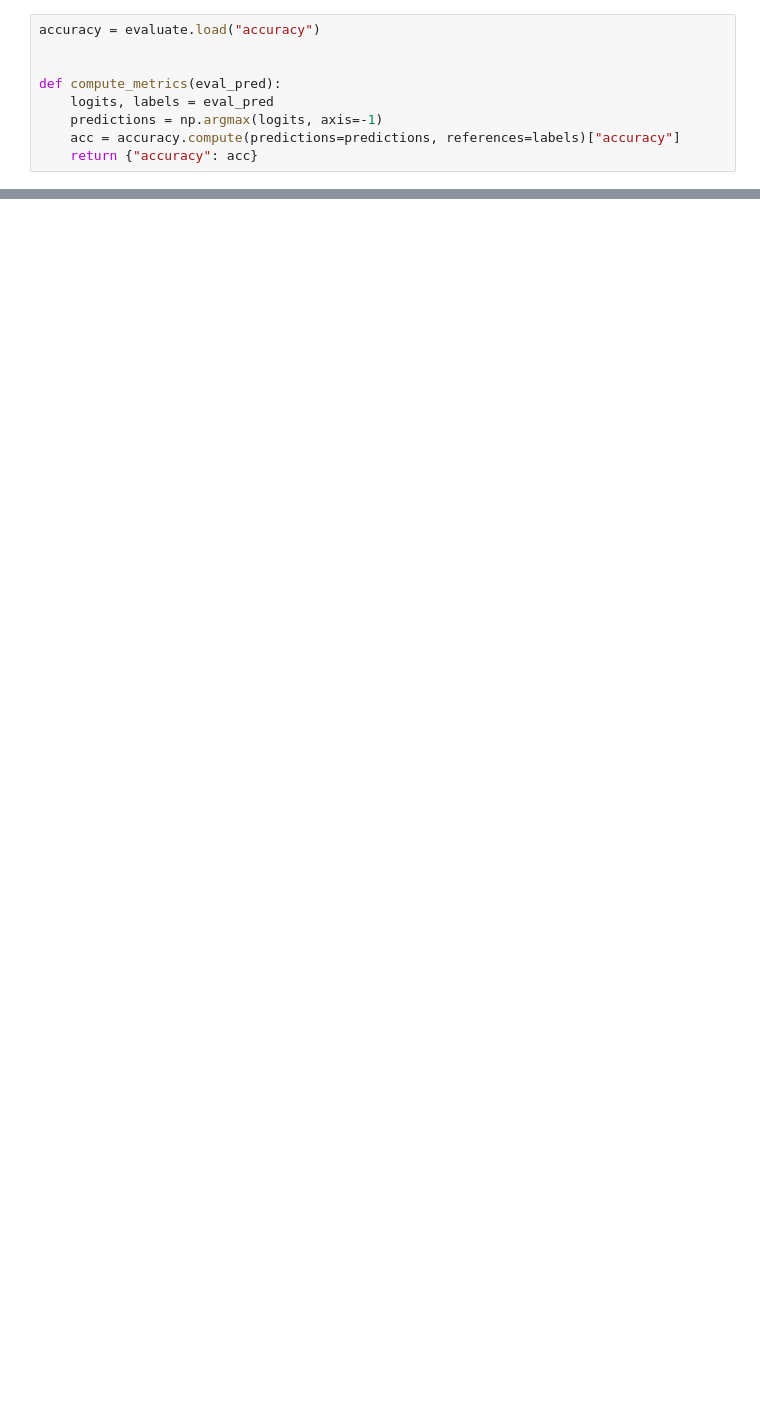
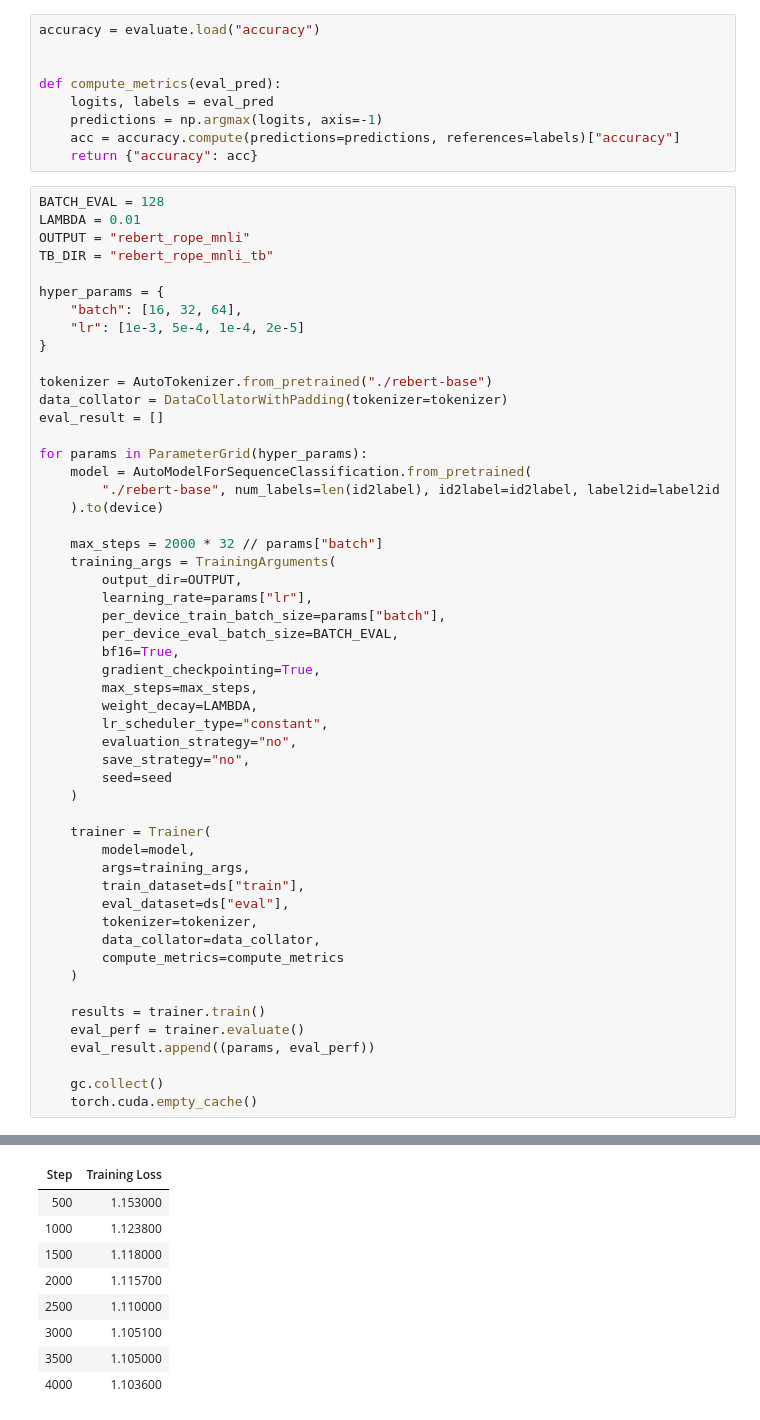
Before and after one commit to shilongdai/ROT5, a Jupyter notebook: finetune_mnli.ipynb, the cells around one changed output, grey strips where cells are left out. Drawn from its saved outputs; the diff is of its cells as text; blank space fills up the shorter version.

```diff
--- a/finetune_mnli.ipynb
+++ b/finetune_mnli.ipynb
@@ -80,3 +58,56 @@ def compute_metrics(eval_pred):
     predictions = np.argmax(logits, axis=-1)
     acc = accuracy.compute(predictions=predictions, references=labels)["accuracy"]
     return {"accuracy": acc}
+# %%
+BATCH_EVAL = 128
+LAMBDA = 0.01
+OUTPUT = "rebert_rope_mnli"
+TB_DIR = "rebert_rope_mnli_tb"
+
+hyper_params = {
+    "batch": [16, 32, 64],
+    "lr": [1e-3, 5e-4, 1e-4, 2e-5]
+}
+
+tokenizer = AutoTokenizer.from_pretrained("./rebert-base")
+data_collator = DataCollatorWithPadding(tokenizer=tokenizer)
+eval_result = []
+
+for params in ParameterGrid(hyper_params):
+    model = AutoModelForSequenceClassification.from_pretrained(
+        "./rebert-base", num_labels=len(id2label), id2label=id2label, label2id=label2id
+    ).to(device)
+
+    max_steps = 2000 * 32 // params["batch"]
+    training_args = TrainingArguments(
+        output_dir=OUTPUT,
+        learning_rate=params["lr"],
+        per_device_train_batch_size=params["batch"],
+        per_device_eval_batch_size=BATCH_EVAL,
+        bf16=True,
+        gradient_checkpointing=True,
+        max_steps=max_steps,
+        weight_decay=LAMBDA,
+        lr_scheduler_type="constant",
+        evaluation_strategy="no",
+        save_strategy="no",
+        seed=seed
+    )
+
+    trainer = Trainer(
+        model=model,
+        args=training_args,
+        train_dataset=ds["train"],
+        eval_dataset=ds["eval"],
+        tokenizer=tokenizer,
+        data_collator=data_collator,
+        compute_metrics=compute_metrics
+    )
+
+    results = trainer.train()
+    eval_perf = trainer.evaluate()
+    eval_result.append((params, eval_perf))
+
+    gc.collect()
+    torch.cuda.empty_cache()
+# %% [output]
@@ -82,0 +118,9 @@ def compute_metrics(eval_pred):
+| Step | Training Loss |
+| 500 | 1.153000 |
+| 1000 | 1.123800 |
+| 1500 | 1.118000 |
+| 2000 | 1.115700 |
+| 2500 | 1.110000 |
+| 3000 | 1.105100 |
+| 3500 | 1.105000 |
+| 4000 | 1.103600 |
```
Also changed, not shown: parts of 7 cells of this notebook, 8 other files.
